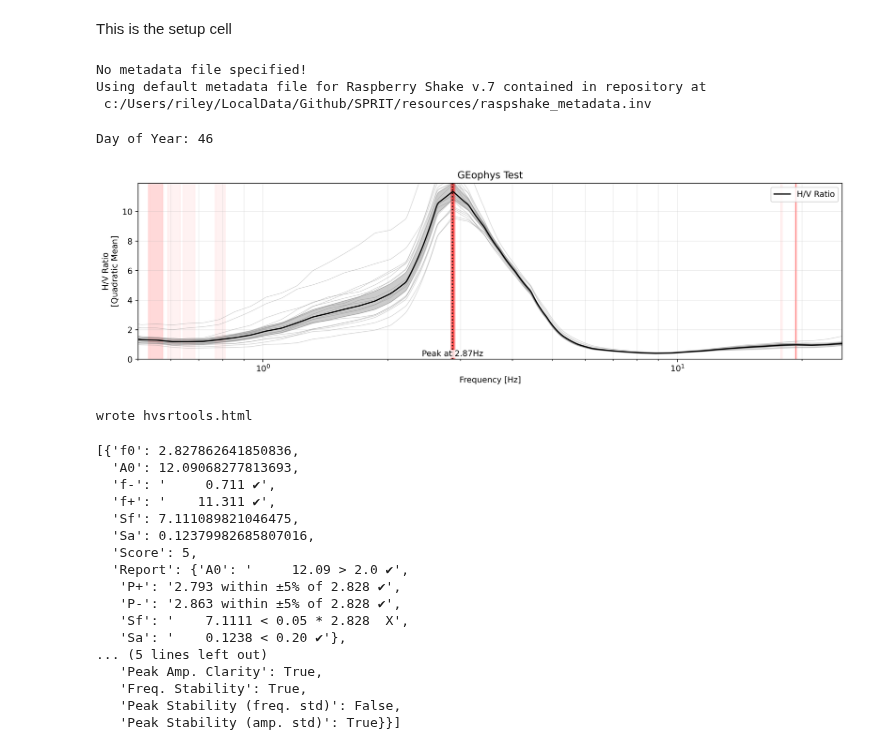
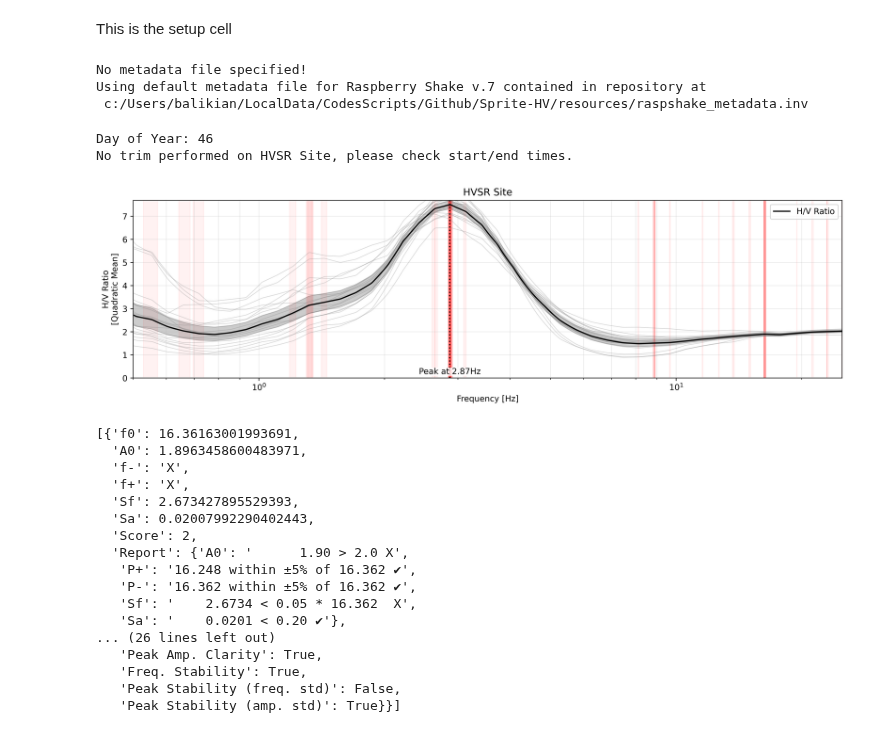
Before and after one commit to RJbalikian/SPRIT-HVSR, a Jupyter notebook: working_notebook.ipynb, the cells around one changed output. Saved outputs shown, nothing was run; the diff lists cells and outputs as text; code cells hidden in the pictures.

Commit message:
update fetch and trim

```diff
--- a/working_notebook.ipynb
+++ b/working_notebook.ipynb
@@ -16,70 +16,55 @@ import numpy as np
 
 import sprit
 # %%
-dPath = r'\\isgs-sinkhole.ad.uillinois.edu\geophysics\HVSR\LakeCalumet\LC_RaspShake'
+dPath = r'\\isgs-sinkhole.ad.uillinois.edu\geophysics\HVSR\LakeCalumet\LC_RaspShake\TestDir'
 #dPath = r'\\isgs-sinkhole.ad.uillinois.edu\geophysics\HVSR\LakeCalumet\LC_RaspShake\Test12_AM.RAC84.00.2023-02-15_2132-2200.mseed'
 trimDir = r'\\isgs-sinkhole.ad.uillinois.edu\geophysics\HVSR\LakeCalumet\LC_RaspShake'
 
-params = sprit.input_param(network='AM',
-                            station='RAC84',
-                            loc='00',
-                            channels=['EHZ', 'EHN', 'EHE'],
-                            acq_date = 46, #'2023-02-15'
-                            starttime = '15:31:00.00',
-                            endtime = '16:00:00.00',
-                            tzone = -6,#or 'local', #or 'UTC'
+params = sprit.input_param(  acq_date=46,#'2023-02-15',
+                            starttime = '21:32:00.00',
+                            endtime = '22:00:00.00',
+                            tzone = 'UTC',#or 'local', #or 'UTC'
                             dst=False,
                             lon = -88.2290526,
                             lat =  40.1012122,
                             elevation = 755,
-                            site='GEophys Test',
-                            depth = 0,
-                            instrument='Raspberry Shake',
-                            dataPath = dPath,
+                            site = 'HVSR Site',
+                            dataPath = dPath
                             )
 # %% [output]
 No metadata file specified!
 Using default metadata file for Raspberry Shake v.7 contained in repository at
- c:/Users/riley/LocalData/Github/SPRIT/resources/raspshake_metadata.inv
+ c:/Users/balikian/LocalData/CodesScripts/Github/Sprite-HV/resources/raspshake_metadata.inv
 # %%
 params = sprit.get_metadata(params)
-stream = sprit.fetch_data(params, source='raw', trim_dir=trimDir)
+stream = sprit.fetch_data(params, source='dir', trim_dir=trimDir)
 #stream = hvsr.trim_data(stream, params, export_format='mseed', export_dir=params['dataPath'])
 ppsds = sprit.generate_ppsds(params=params, stream=stream, ppsd_length=120, overlap=0.25 )
 hvsr_dict = sprit.process_hvsr(params=params, method=4, resample=True, smooth=False)
 # %% [output]
 Day of Year: 46
+No trim performed on HVSR Site, please check start/end times.
 # %%
 hvsr_dict = sprit.check_peaks(hvsr_dict=hvsr_dict, hvsr_band=[0.5, 25], do_rank=False)
-sprit.hvplot(hvsr_dict, kind='HVSR p tp ann', grid='both', save_dir=r'C:\Users\riley\OneDrive\Desktop', show=True)
+sprit.hvplot(hvsr_dict, kind='HVSR p tp ann', grid='both', show=True)
 # %% [output]
-[figure, old version]
+[figure, new version]
-# %%
-import pydoc
-import hvsr
-import os
-
-os.chdir(r'C:\Users\riley\LocalData\Github\hvsr4python\hvsr')
-
-!pydoc -w hvsrtools
-# %% [output]
-wrote hvsrtools.html
 # %%
 hvsr_dict['Peak Report']
 # %% [output]
-[{'f0': 2.827862641850836,
-  'A0': 12.09068277813693,
-  'f-': '     0.711 ✔',
-  'f+': '    11.311 ✔',
-  'Sf': 7.111089821046475,
-  'Sa': 0.12379982685807016,
-  'Score': 5,
-  'Report': {'A0': '     12.09 > 2.0 ✔',
-   'P+': '2.793 within ±5% of 2.828 ✔',
-   'P-': '2.863 within ±5% of 2.828 ✔',
-   'Sf': '    7.1111 < 0.05 * 2.828  X',
-   'Sa': '    0.1238 < 0.20 ✔'},
-... (5 lines left out)
+[{'f0': 16.36163001993691,
+  'A0': 1.8963458600483971,
+  'f-': 'X',
+  'f+': 'X',
+  'Sf': 2.673427895529393,
+  'Sa': 0.02007992290402443,
+  'Score': 2,
+  'Report': {'A0': '      1.90 > 2.0 X',
+   'P+': '16.248 within ±5% of 16.362 ✔',
+   'P-': '16.362 within ±5% of 16.362 ✔',
+   'Sf': '    2.6734 < 0.05 * 16.362  X',
+   'Sa': '    0.0201 < 0.20 ✔'},
+... (26 lines left out)
    'Peak Amp. Clarity': True,
    'Freq. Stability': True,
    'Peak Stability (freq. std)': False,
```
Also changed, not shown: 1 other file.
